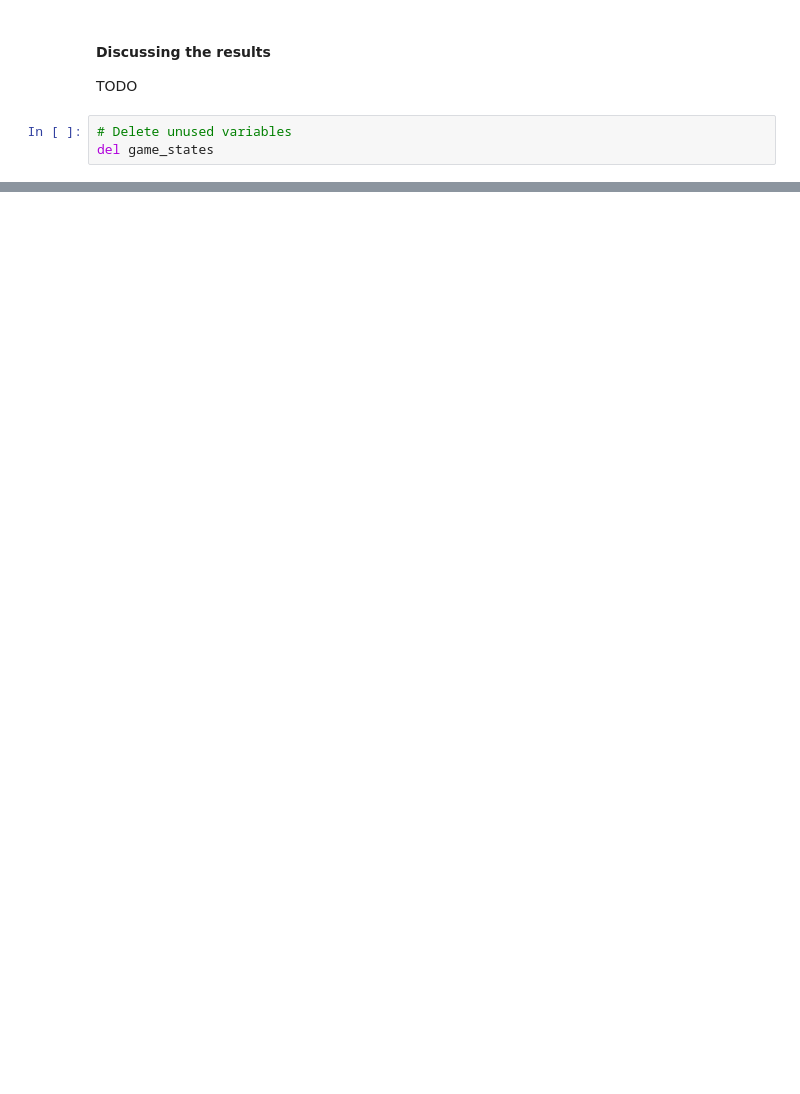
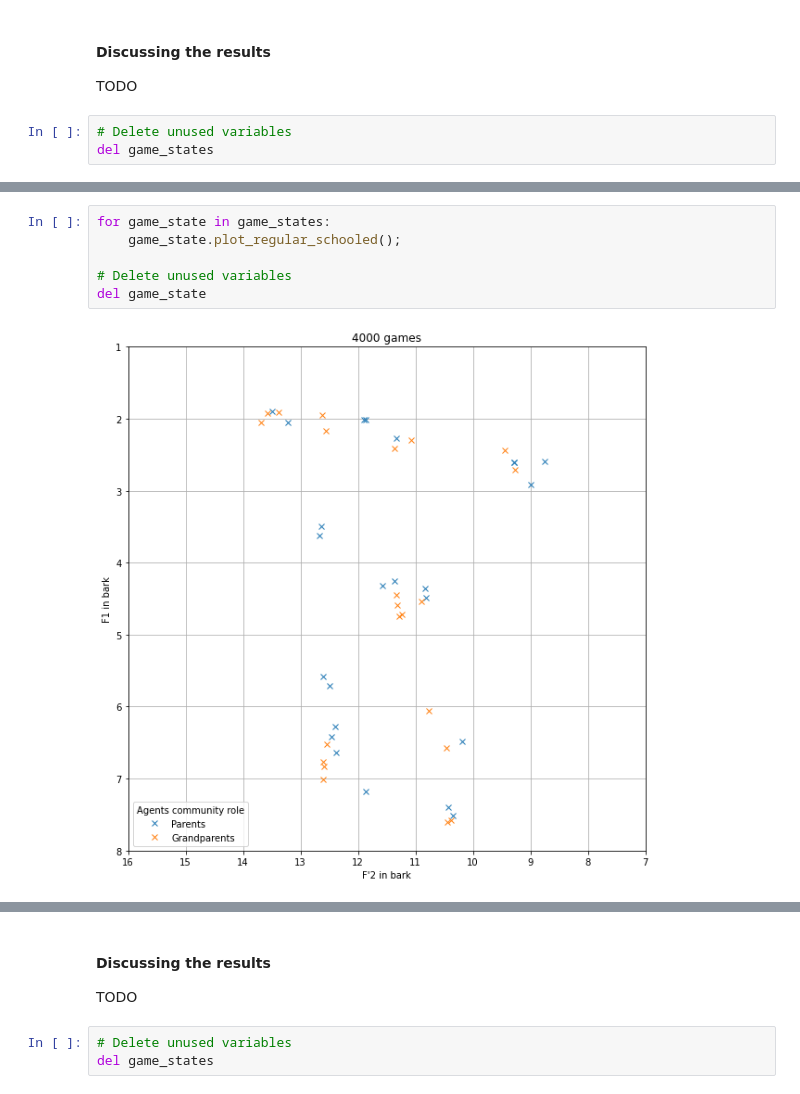
Before and after one commit to pikawika/VUB-EoS-project, a Jupyter notebook: code/notebooks/5_evaluating_small_communities.ipynb, the cells around one changed output, grey strips where cells are left out. Saved outputs shown, nothing was run; the diff lists cells and outputs as text; blank space fills up the shorter version.

```diff
--- a/code/notebooks/5_evaluating_small_communities.ipynb
+++ b/code/notebooks/5_evaluating_small_communities.ipynb
@@ -253,0 +317,8 @@ del game_states
+# %%
+for game_state in game_states:
+    game_state.plot_regular_schooled();
+
+# Delete unused variables
+del game_state
+# %% [output]
+[figure, added]
@@ -253,0 +326,7 @@ del game_states
+# %% [markdown]
+#### Discussing the results
+
+TODO
+# %%
+# Delete unused variables
+del game_states
```
Also changed, not shown: parts of 17 cells of this notebook, 48 other files.
